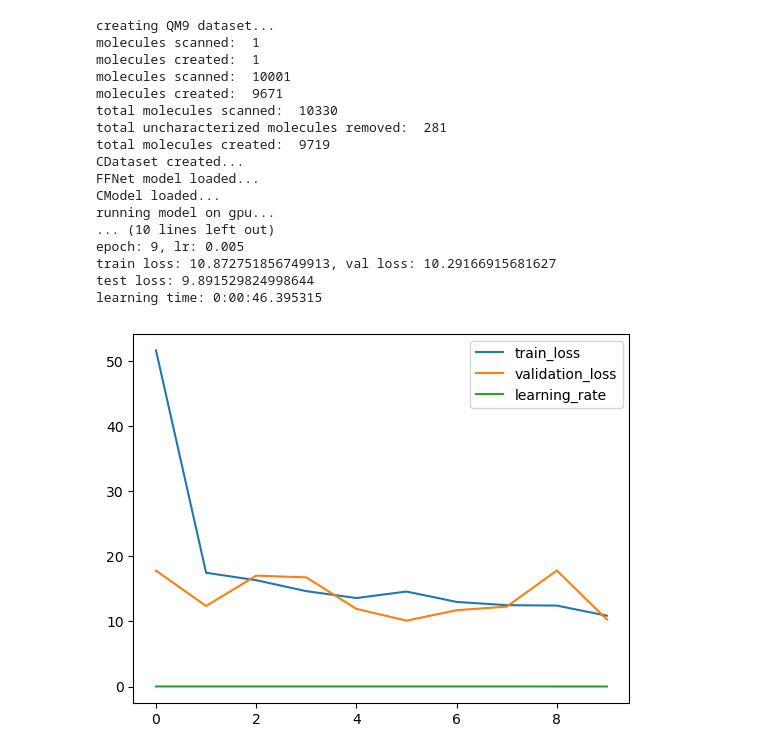
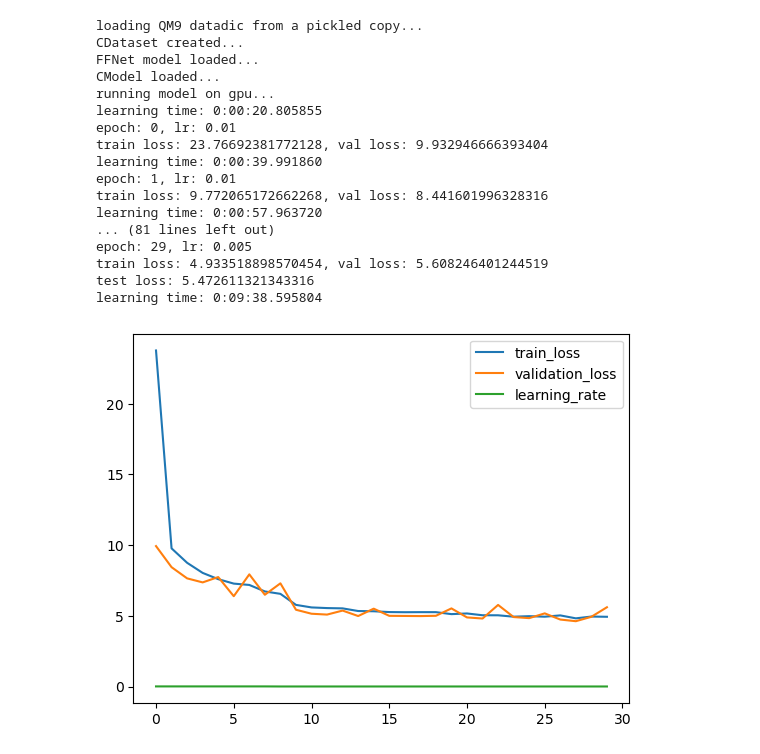
Before and after one commit to icanswim/qchem, a Jupyter notebook: experiment.ipynb, the cells around one changed output. Saved outputs shown, nothing was run; the diff lists cells and outputs as text; code cells hidden in the pictures.

Commit message:
working.  testing then push to main.

```diff
--- a/experiment.ipynb
+++ b/experiment.ipynb
@@ -130,59 +138,59 @@ ds_params = {'train_params': {'input_dict': {'model_input': {'X': [
                                              'coulomb': [Reshape((-1)), Pad1d(29*29)],
                                             },
                               #'filter_on': ('n_atoms','<','10'),
-                              'n': 10000, #non-random subset for testing,
-                              'use_pickle': 'qm9_test_ds', #load if exists otherwise create
-                              'n_conformers': 10}}
+                              #'n': 10000, #non-random subset for testing,
+                              'use_pickle': 'qm9_full_ds_0_conf', #load if exists otherwise create
+                              'n_conformers': 0}}
 
-model_params = {'in_channels': 29+29+29+29*29+8*29+29*8,
+model_params = {'in_channels': 29+29+29+29*29+29*8+29*8,
                 'hidden': 4096,
                 'out_channels': 1,
                 'model_name': 'funnel',
                 'embed_params': [('hybridization',9,8,0,True),('chirality',4,8,0,True)],
                }
 
 metrics_params = {'report_interval': 1,
                   'log_plot': False}
 
 crit_params = {'reduction': 'sum'}
 
 sample_params = {'set_seed': 88,
                  'splits': (.7,.15),
-                 #'subset': .2, #create random subset
+                 #'subset': .1, #create random subset
                 }
 
 sched_params = {'factor': .5,
                 'patience': 2,
                 'cooldown': 1,
                 'min_lr': .005}
 
 opt_params = {'lr': 0.01}
 
 
 l = Learn([QM9], FFNet, Selector,
           Optimizer=Adam, Scheduler=ReduceLROnPlateau, Criterion=L1Loss,
           model_params=model_params, ds_params=ds_params, sample_params=sample_params,
           opt_params=opt_params, sched_params=sched_params, crit_params=crit_params,
-          squeeze_y_pred=False, batch_size=32, epochs=10, save_model=True)
+          squeeze_y_pred=False, batch_size=128, epochs=30, save_model=True)
 # %% [output]
-creating QM9 dataset...
-molecules scanned:  1
-molecules created:  1
-molecules scanned:  10001
-molecules created:  9671
-total molecules scanned:  10330
-total uncharacterized molecules removed:  281
-total molecules created:  9719
+loading QM9 datadic from a pickled copy...
 CDataset created...
 FFNet model loaded...
 CModel loaded...
 running model on gpu...
-... (10 lines left out)
-epoch: 9, lr: 0.005
-train loss: 10.872751856749913, val loss: 10.29166915681627
-test loss: 9.891529824998644
-learning time: 0:00:46.395315
+learning time: 0:00:20.805855
+epoch: 0, lr: 0.01
+train loss: 23.76692381772128, val loss: 9.932946666393404
+learning time: 0:00:39.991860
+epoch: 1, lr: 0.01
+train loss: 9.772065172662268, val loss: 8.441601996328316
+learning time: 0:00:57.963720
+... (81 lines left out)
+epoch: 29, lr: 0.005
+train loss: 4.933518898570454, val loss: 5.608246401244519
+test loss: 5.472611321343316
+learning time: 0:09:38.595804
-[figure, old version]
+[figure, new version]
 # %%
 #example cosmosis/qchem QM9 dataset with filter
 #use the qchem rdkit branch for rdkit data augmentation
```
Also changed, not shown: parts of 3 cells of this notebook, 1 other file.
